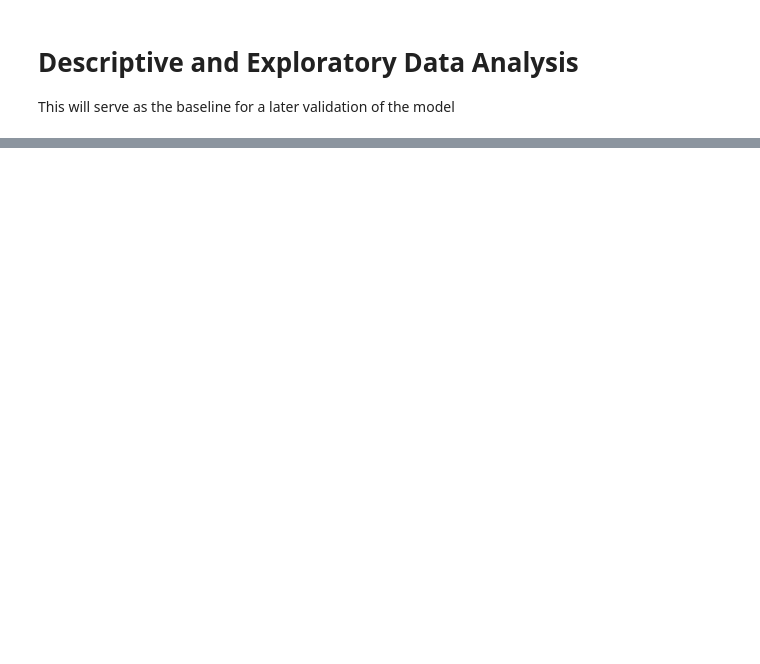
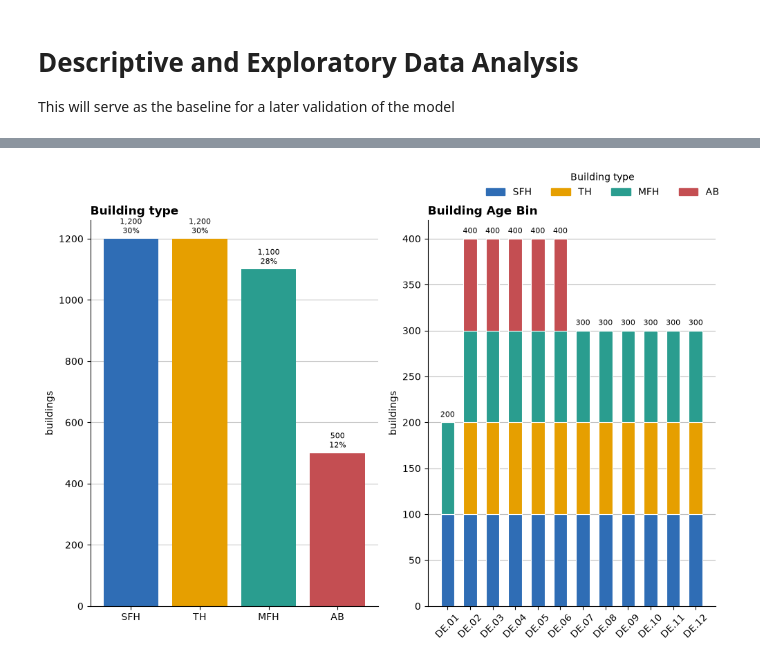
Before and after one commit to NV717/Master_Thesis_EWI_2026, a Jupyter notebook: Ch_2_Deskriptive_Analysis/DescAnalysis.ipynb, the cells around one changed output, grey strips where cells are left out. Drawn from its saved outputs; the diff is of its cells as text; code cells hidden in the pictures; blank space fills up the shorter version.

```diff
--- a/Ch_2_Deskriptive_Analysis/DescAnalysis.ipynb
+++ b/Ch_2_Deskriptive_Analysis/DescAnalysis.ipynb
@@ -52,2 +14,11 @@ pd.Timedelta("1D")
+# %%
+manifest = pd.read_csv(r"../Ch_1_Data_Preparation/run_20261011/realized_manifest_cleaned.csv", index_col=0)
+#manifest = pd.read_parquet(r"../Ch_1_Data_Preparation/run_20261010/manifest_planned.parquet")
+#manifest["n_persons"] = manifest["n_persons"].apply(lambda x: ast.literal_eval(x) if isinstance(x, str) else x)
+#manifest["n_persons_sum"] = manifest["n_persons"].apply(sum)
+
+manifest_dedup = manifest.drop_duplicates(["building_id"])
+
+#manifest["n_appliances"] = manifest["appliances_unique"].map(lambda s: len(ast.literal_eval(s)) if isinstance(s, str) else len(s))
 # %%
 manifest
@@ -163,0 +39,4 @@ if __name__ == "__main__":
+# %%
+plot_manifest_static_building(manifest_dedup)
+# %% [output]
+[figure, added]
```
Also changed, not shown: parts of 28 cells of this notebook, 1 other file.
